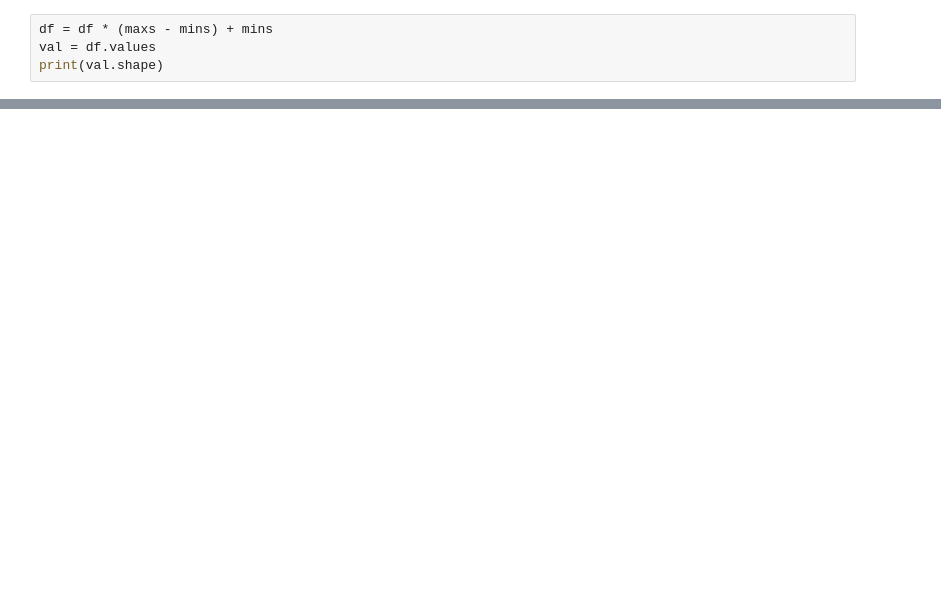
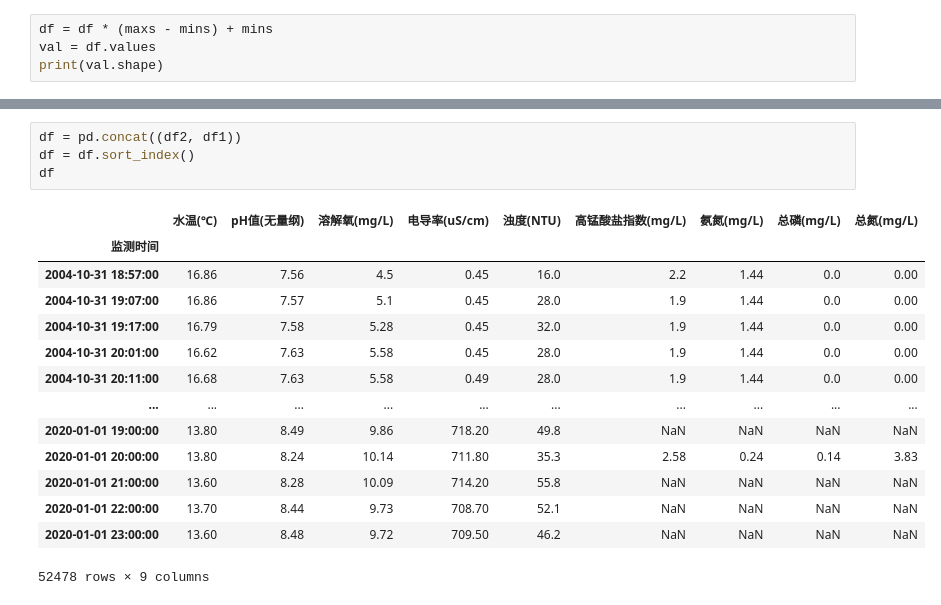
Before and after one commit to dljjqy/UnderWater, a Jupyter notebook: test.ipynb, the cells around one changed output, grey strips where cells are left out. Drawn from its saved outputs; the diff is of its cells as text; blank space fills up the shorter version.

```diff
--- a/test.ipynb
+++ b/test.ipynb
@@ -265,0 +231,19 @@ df
+# %%
+df = pd.concat((df2, df1))
+df = df.sort_index()
+df
+# %% [output]
+|  | 水温(℃) | pH值(无量纲) | 溶解氧(mg/L) | 电导率(uS/cm) | 浊度(NTU) | 高锰酸盐指数(mg/L) | 氨氮(mg/L) | 总磷(mg/L) | 总氮(mg/L) |
+| 监测时间 |  |  |  |  |  |  |  |  |  |
+| 2004-10-31 18:57:00 | 16.86 | 7.56 | 4.5 | 0.45 | 16.0 | 2.2 | 1.44 | 0.0 | 0.00 |
+| 2004-10-31 19:07:00 | 16.86 | 7.57 | 5.1 | 0.45 | 28.0 | 1.9 | 1.44 | 0.0 | 0.00 |
+| 2004-10-31 19:17:00 | 16.79 | 7.58 | 5.28 | 0.45 | 32.0 | 1.9 | 1.44 | 0.0 | 0.00 |
+| 2004-10-31 20:01:00 | 16.62 | 7.63 | 5.58 | 0.45 | 28.0 | 1.9 | 1.44 | 0.0 | 0.00 |
+| 2004-10-31 20:11:00 | 16.68 | 7.63 | 5.58 | 0.49 | 28.0 | 1.9 | 1.44 | 0.0 | 0.00 |
+| ... | ... | ... | ... | ... | ... | ... | ... | ... | ... |
+| 2020-01-01 19:00:00 | 13.80 | 8.49 | 9.86 | 718.20 | 49.8 | NaN | NaN | NaN | NaN |
+| 2020-01-01 20:00:00 | 13.80 | 8.24 | 10.14 | 711.80 | 35.3 | 2.58 | 0.24 | 0.14 | 3.83 |
+| 2020-01-01 21:00:00 | 13.60 | 8.28 | 10.09 | 714.20 | 55.8 | NaN | NaN | NaN | NaN |
+| 2020-01-01 22:00:00 | 13.70 | 8.44 | 9.73 | 708.70 | 52.1 | NaN | NaN | NaN | NaN |
+| 2020-01-01 23:00:00 | 13.60 | 8.48 | 9.72 | 709.50 | 46.2 | NaN | NaN | NaN | NaN |
+52478 rows × 9 columns
```
Also changed, not shown: parts of 15 cells of this notebook, 1 other file.
